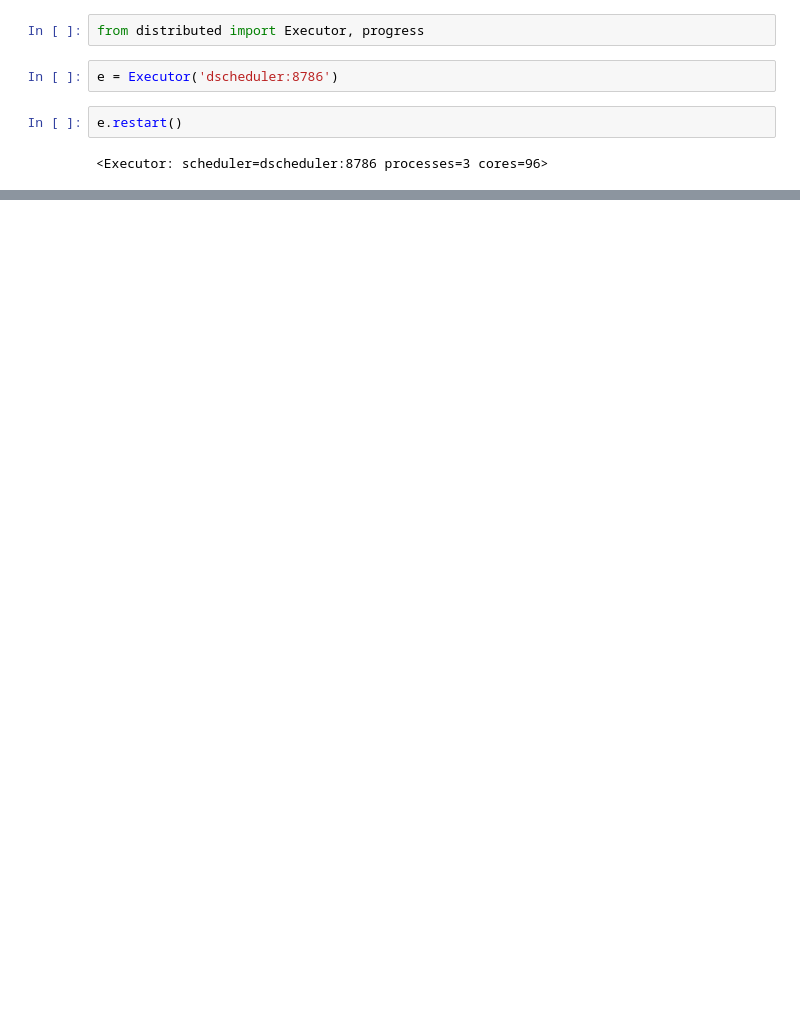
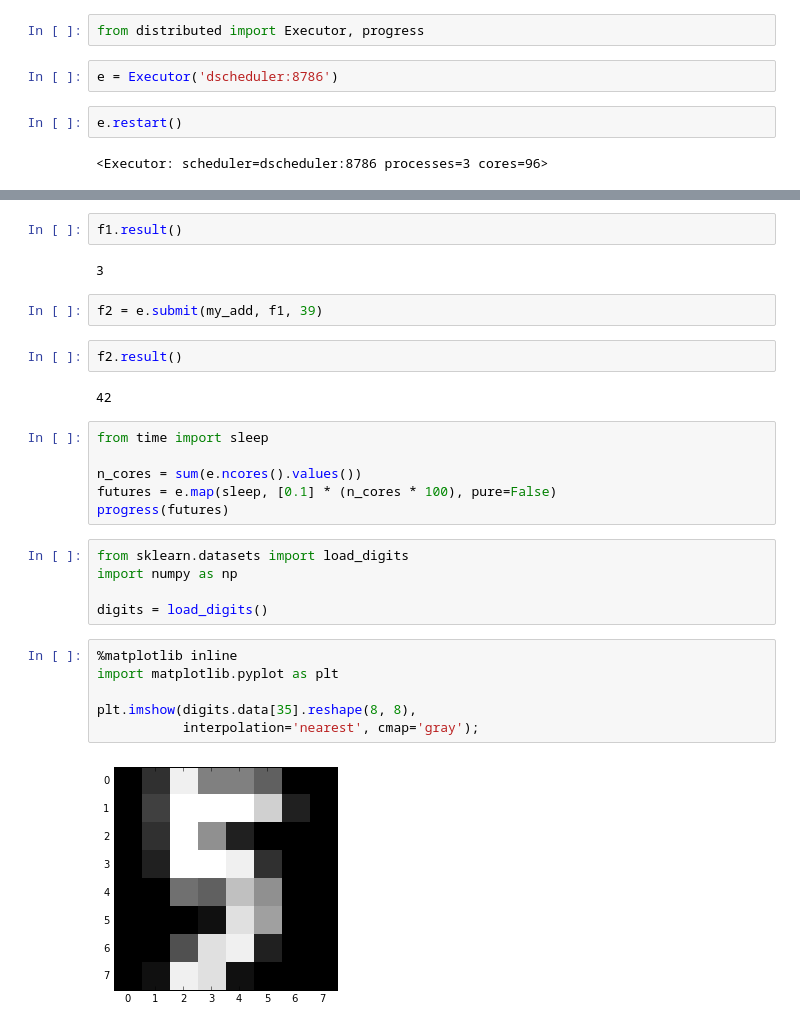
Before and after one commit to ogrisel/docker-distributed, a Jupyter notebook: examples/sklearn_parameter_search.ipynb, the cells around one changed output, grey strips where cells are left out. Cells and saved outputs as stored; diff of their text form; blank space fills up the shorter version.

```diff
--- a/examples/sklearn_parameter_search.ipynb
+++ b/examples/sklearn_parameter_search.ipynb
@@ -188,0 +33,29 @@ plt.scatter(np.log10(top10['C']), np.log10(top10['gamma']),
+# %%
+f1.result()
+# %% [output]
+3
+# %%
+f2 = e.submit(my_add, f1, 39)
+# %%
+f2.result()
+# %% [output]
+42
+# %%
+from time import sleep
+
+n_cores = sum(e.ncores().values())
+futures = e.map(sleep, [0.1] * (n_cores * 100), pure=False)
+progress(futures)
+# %%
+from sklearn.datasets import load_digits
+import numpy as np
+
+digits = load_digits()
+# %%
+%matplotlib inline
+import matplotlib.pyplot as plt
+
+plt.imshow(digits.data[35].reshape(8, 8),
+           interpolation='nearest', cmap='gray');
+# %% [output]
+[figure, added]
```
Also changed, not shown: parts of 47 cells of this notebook.
